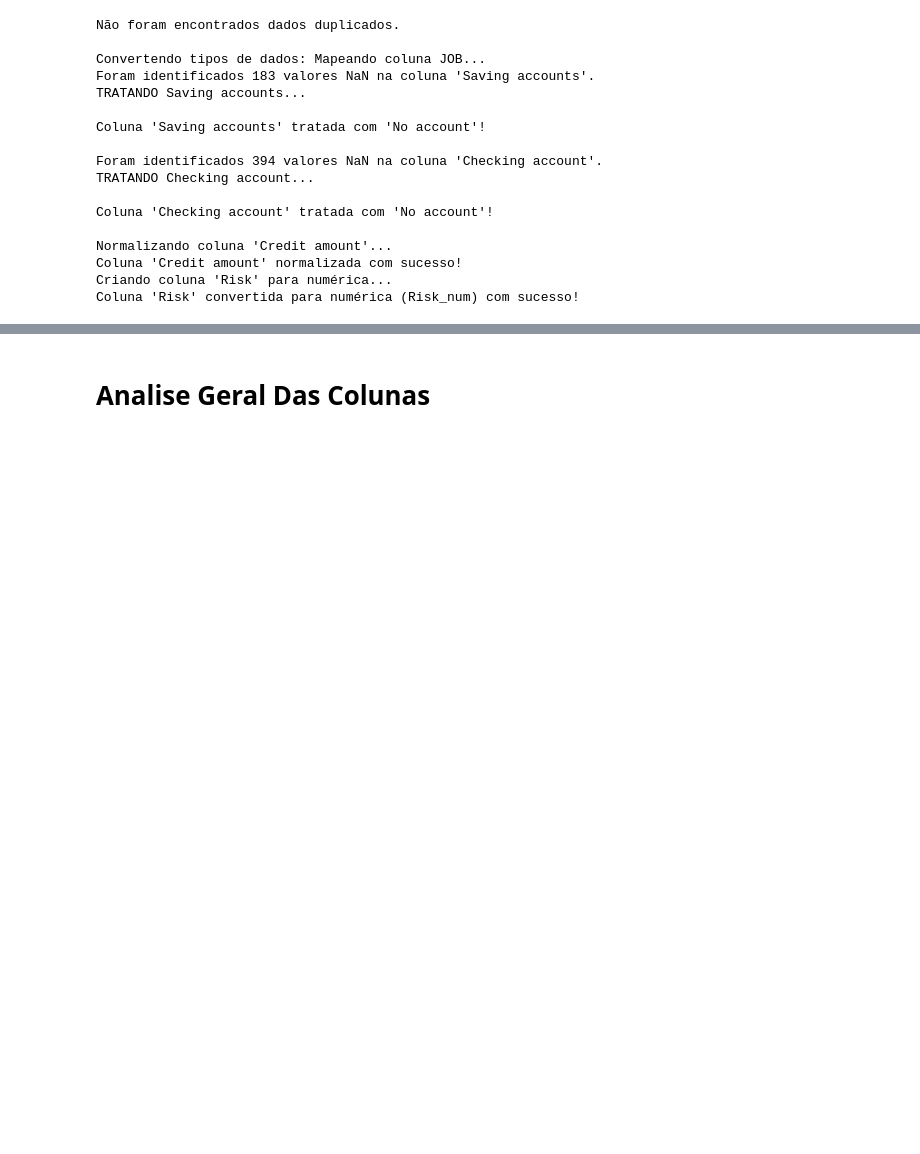
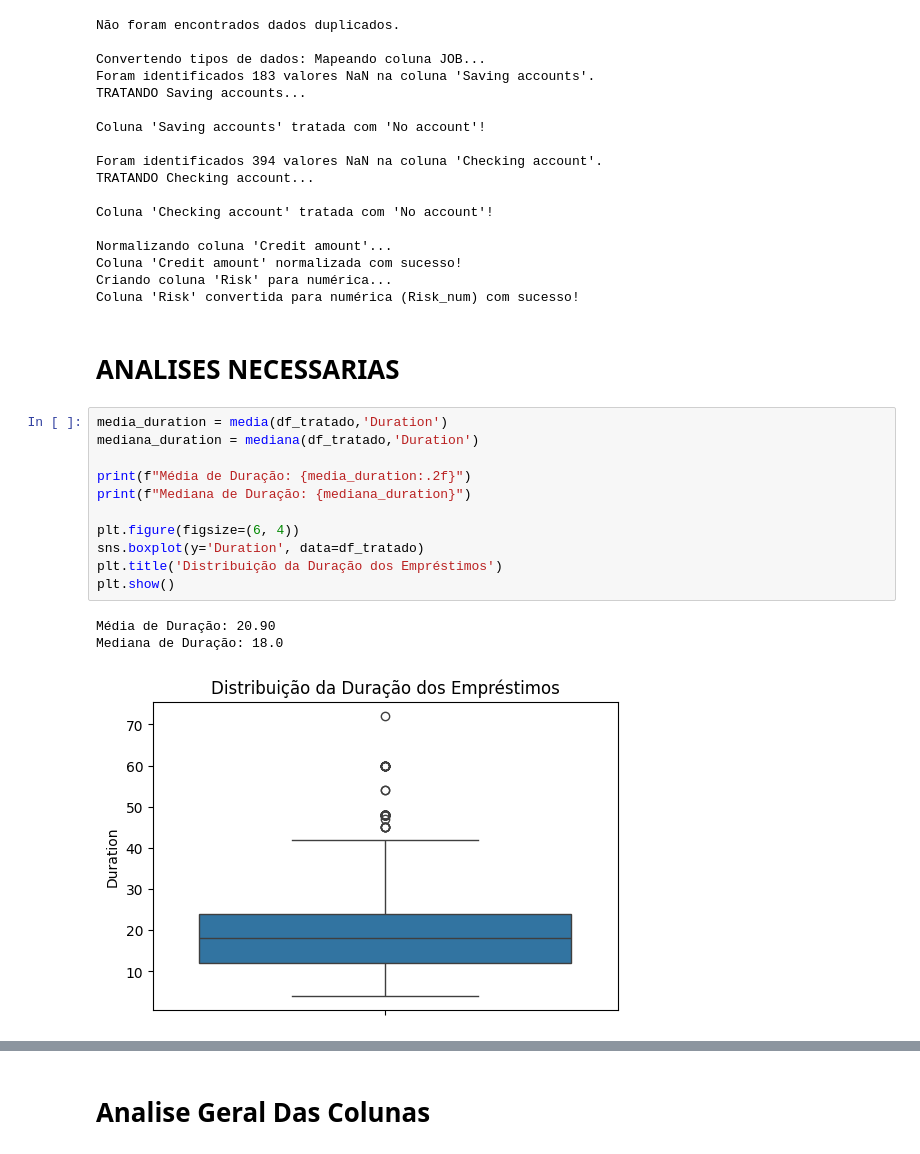
Before and after one commit to CaioMathews/Projeto-estatisca, a Jupyter notebook: Main.ipynb, the cells around one changed output, grey strips where cells are left out. Drawn from its saved outputs; the diff is of its cells as text; blank space fills up the shorter version.

Commit message:
feat: mean and median (age) + correlation numerics

```diff
--- a/Main.ipynb
+++ b/Main.ipynb
@@ -30,3 +30,20 @@ Normalizando coluna 'Credit amount'...
 Coluna 'Credit amount' normalizada com sucesso!
 Criando coluna 'Risk' para numérica...
 Coluna 'Risk' convertida para numérica (Risk_num) com sucesso!
+# %% [markdown]
+# ANALISES NECESSARIAS
+# %%
+media_duration = media(df_tratado,'Duration')
+mediana_duration = mediana(df_tratado,'Duration')
+
+print(f"Média de Duração: {media_duration:.2f}")
+print(f"Mediana de Duração: {mediana_duration}")
+
+plt.figure(figsize=(6, 4))
+sns.boxplot(y='Duration', data=df_tratado)
+plt.title('Distribuição da Duração dos Empréstimos')
+plt.show()
+# %% [output]
+Média de Duração: 20.90
+Mediana de Duração: 18.0
+[figure, added]
```
Also changed, not shown: parts of 4 cells of this notebook, 1 other file.
